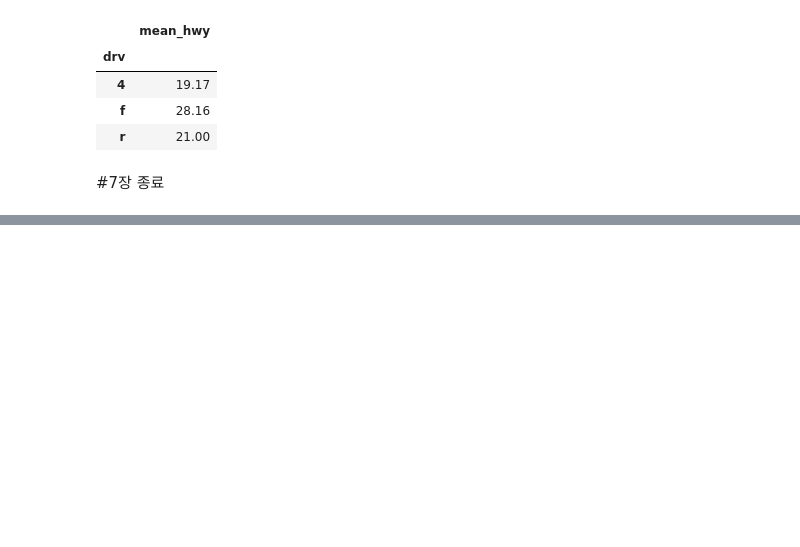
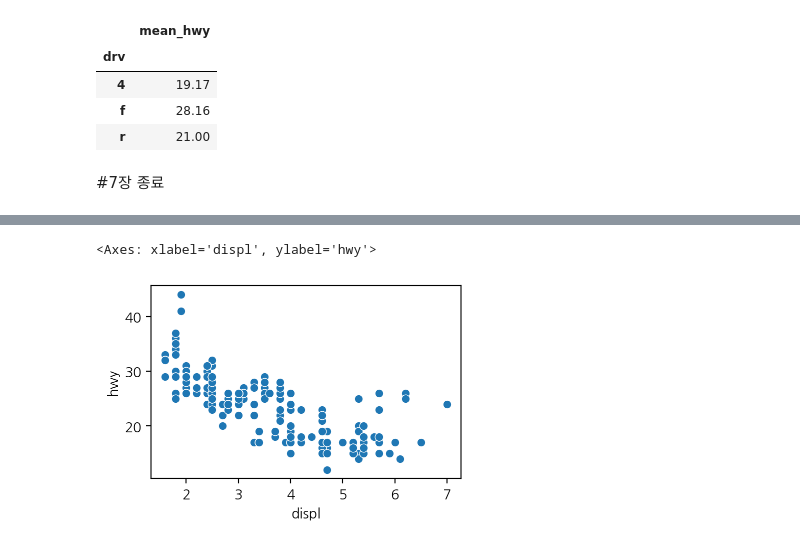
Before and after one commit to seusik1122/2025-1-myclass-BDA, a Jupyter notebook: inclass/09w_A_mon_0512_easy_ch07.ipynb, the cells around one changed output, grey strips where cells are left out. Saved outputs shown, nothing was run; the diff lists cells and outputs as text; code cells hidden in the pictures; blank space fills up the shorter version.

```diff
--- a/inclass/09w_A_mon_0512_easy_ch07.ipynb
+++ b/inclass/09w_A_mon_0512_easy_ch07.ipynb
@@ -872,0 +900,13 @@ mpg.groupby('drv').agg(mean_hwy = ('hwy', 'mean'))
+# %%
+plt.rc('font', family='NanumGothic')
+plt.rcParams['axes.unicode_minus'] = False
+# %%
+plt.rcParams.update({'figure.dpi':'100'})
+plt.rcParams.update({'figure.figsize':[4, 2.5]})
+# %%
+mpg = pd.read_csv('data/mpg.csv')
+# %%
+sns.scatterplot(data = mpg, x = 'displ', y = 'hwy')
+# %% [output]
+<Axes: xlabel='displ', ylabel='hwy'>
+[figure, added]
```
Also changed, not shown: parts of 22 cells of this notebook.
